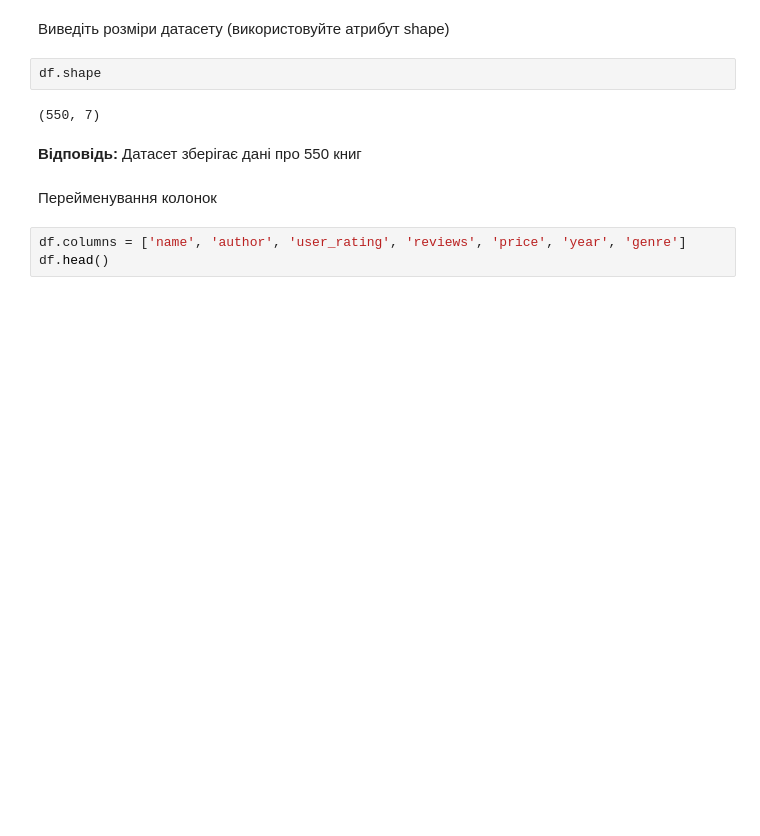
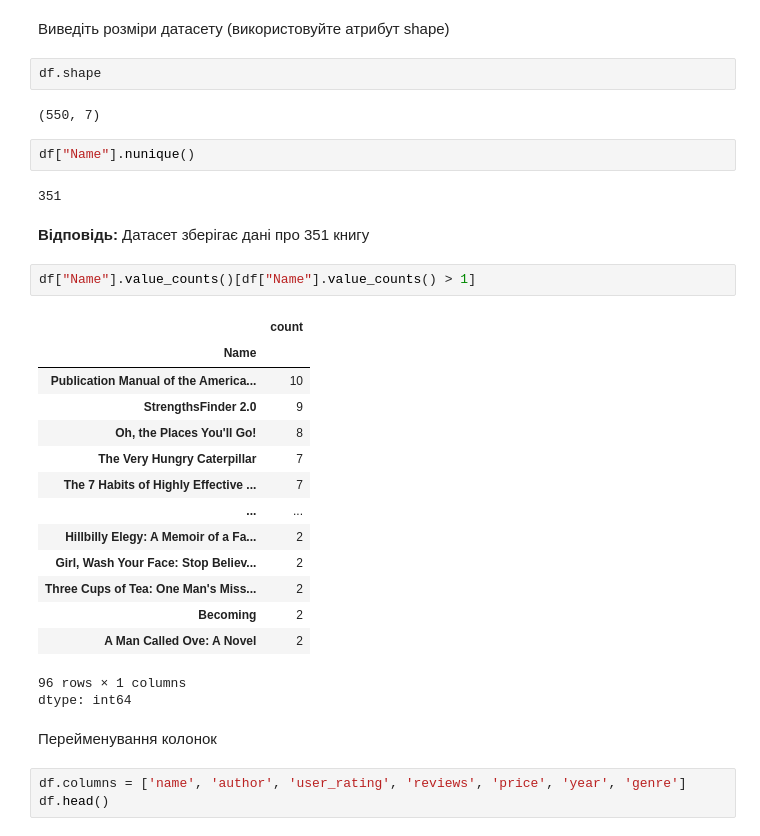
Before and after one commit to OAtamanchuk/goit-ds-hw-05, a Jupyter notebook: Hw5_3.ipynb, the cells around one changed output. Drawn from its saved outputs; the diff is of its cells as text; blank space fills up the shorter version.

```diff
--- a/Hw5_3.ipynb
+++ b/Hw5_3.ipynb
@@ -38,8 +39,30 @@ df.head()
 df.shape
 # %% [output]
 (550, 7)
+# %%
+df["Name"].nunique()
+# %% [output]
+351
 # %% [markdown]
-**Відповідь:** Датасет зберігає дані про 550 книг
+**Відповідь:** Датасет зберігає дані про 351 книгy
+# %%
+df["Name"].value_counts()[df["Name"].value_counts() > 1]
+# %% [output]
+|  | count |
+| Name |  |
+| Publication Manual of the America... | 10 |
+| StrengthsFinder 2.0 | 9 |
+| Oh, the Places You'll Go! | 8 |
+| The Very Hungry Caterpillar | 7 |
+| The 7 Habits of Highly Effective ... | 7 |
+| ... | ... |
+| Hillbilly Elegy: A Memoir of a Fa... | 2 |
+| Girl, Wash Your Face: Stop Believ... | 2 |
+| Three Cups of Tea: One Man's Miss... | 2 |
+| Becoming | 2 |
+| A Man Called Ove: A Novel | 2 |
+96 rows × 1 columns
+dtype: int64
 # %% [markdown]
 Перейменування колонок
 # %%
```
Also changed, not shown: parts of 1 cell of this notebook, 3 other files.
